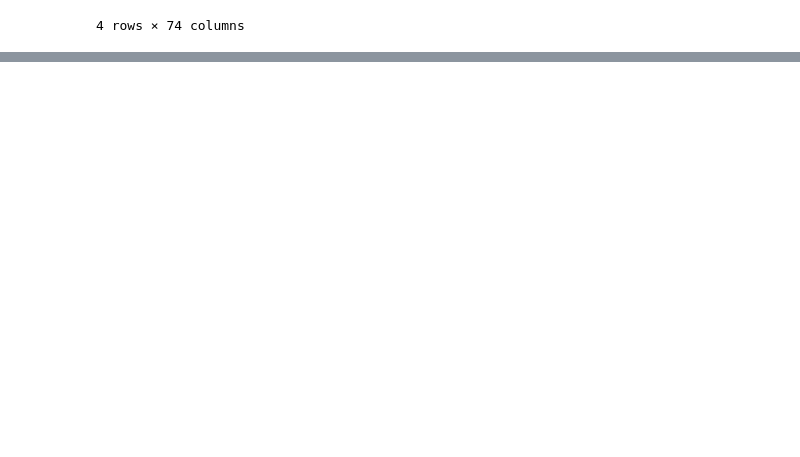
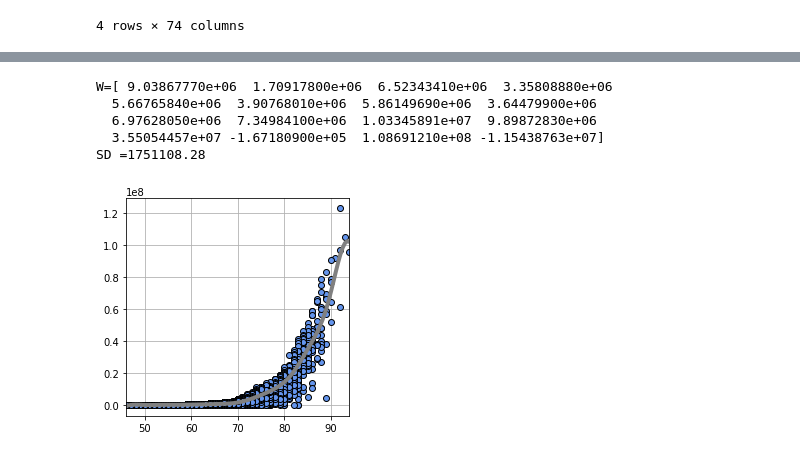
Before and after one commit to rimever/FIFA18Analyze, a Jupyter notebook: AnalyzeNotebook.ipynb, the cells around one changed output, grey strips where cells are left out. Drawn from its saved outputs; the diff is of its cells as text; code cells hidden in the pictures; blank space fills up the shorter version.

```diff
--- a/AnalyzeNotebook.ipynb
+++ b/AnalyzeNotebook.ipynb
@@ -96,0 +158,25 @@ bargain_data.head()
+# %%
+overall_data = data['Overall']
+value_data = data['Value']
+X = overall_data
+T = value_data
+x_min = np.min(overall_data)
+x_max = np.max(overall_data)
+plt.figure(figsize=(4,4))
+M=15
+W = fit_gauss_func(X,T,M,x_min,x_max)
+plt.plot(X,T,marker='o',linestyle='None',color='cornflowerblue',markeredgecolor='black')
+show_gauss_func(W,x_min,x_max)
+plt.xlim(x_min,x_max)
+plt.grid(True)
+mse = mse_gauss_func(X,T,W,x_min,x_max)
+print('W=' + str(np.round(W,1)))
+print("SD ={0:.2f}".format(np.sqrt(mse)))
+plt.show()
+# %% [output]
+W=[ 9.03867770e+06  1.70917800e+06  6.52343410e+06  3.35808880e+06
+  5.66765840e+06  3.90768010e+06  5.86149690e+06  3.64479900e+06
+  6.97628050e+06  7.34984100e+06  1.03345891e+07  9.89872830e+06
+  3.55054457e+07 -1.67180900e+05  1.08691210e+08 -1.15438763e+07]
+SD =1751108.28
+[figure, added]
```
Also changed, not shown: parts of 5 cells of this notebook.
